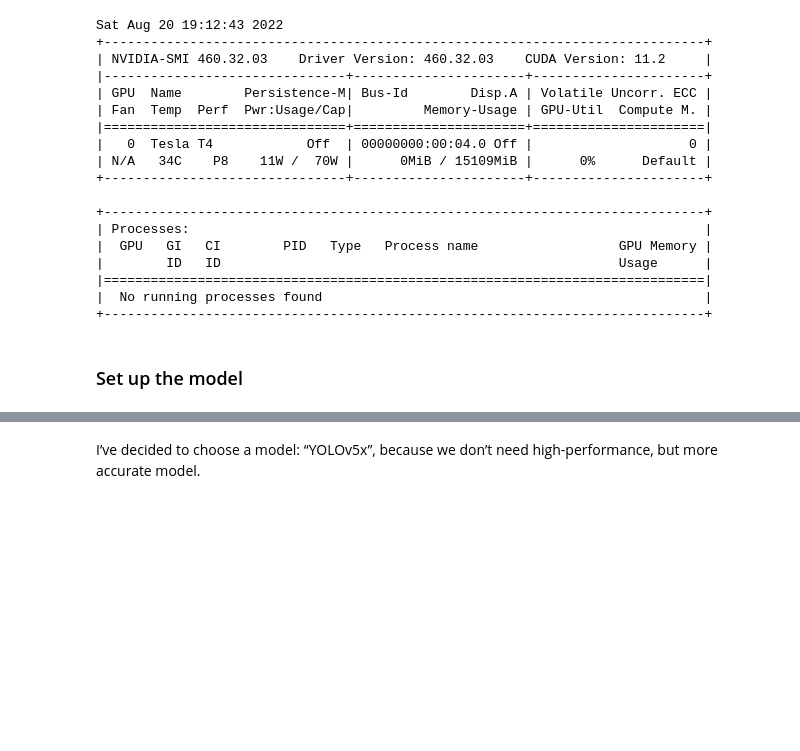
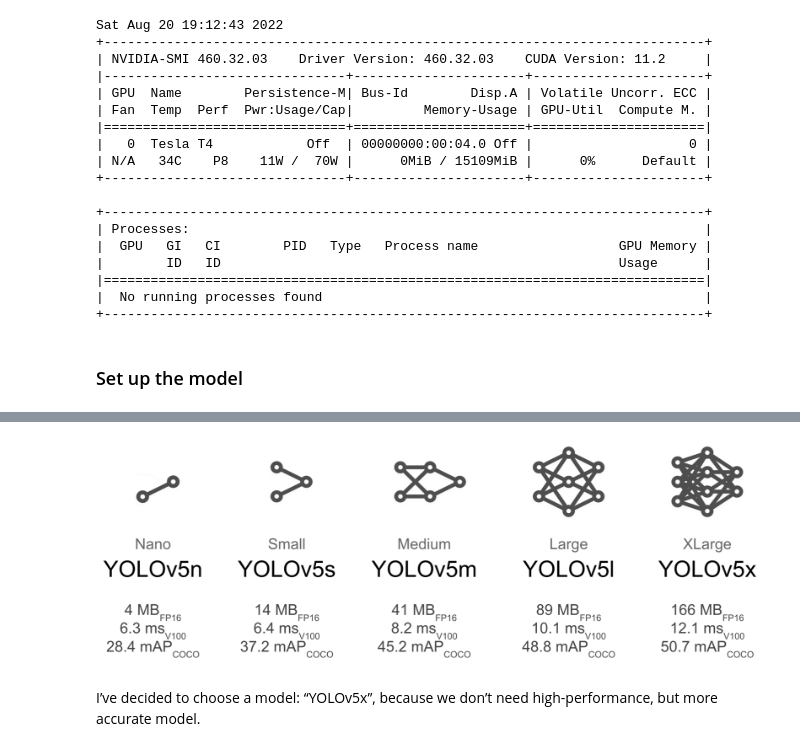
Before and after one commit to KarlsonAV/PetsObjectDetection, a Jupyter notebook: YoloModel.ipynb, the cells around one changed output, grey strips where cells are left out. Drawn from its saved outputs; the diff is of its cells as text; code cells hidden in the pictures; blank space fills up the shorter version.

Commit message:
Fixed Yolo models Image bug 1.1

```diff
--- a/YoloModel.ipynb
+++ b/YoloModel.ipynb
@@ -66,3 +62,10 @@ Sat Aug 20 19:12:43 2022
+# %%
+import PIL.Image as Image
+from pathlib import Path
+
+Image.open("yolov5/YoloModels.png")
+# %% [output]
+[figure, added]
 # %% [markdown]
 I’ve decided to choose a model: “YOLOv5x”, because we don’t need high-performance, but more accurate model.
 # %% [markdown]
```
Also changed, not shown: parts of 3 cells of this notebook.
